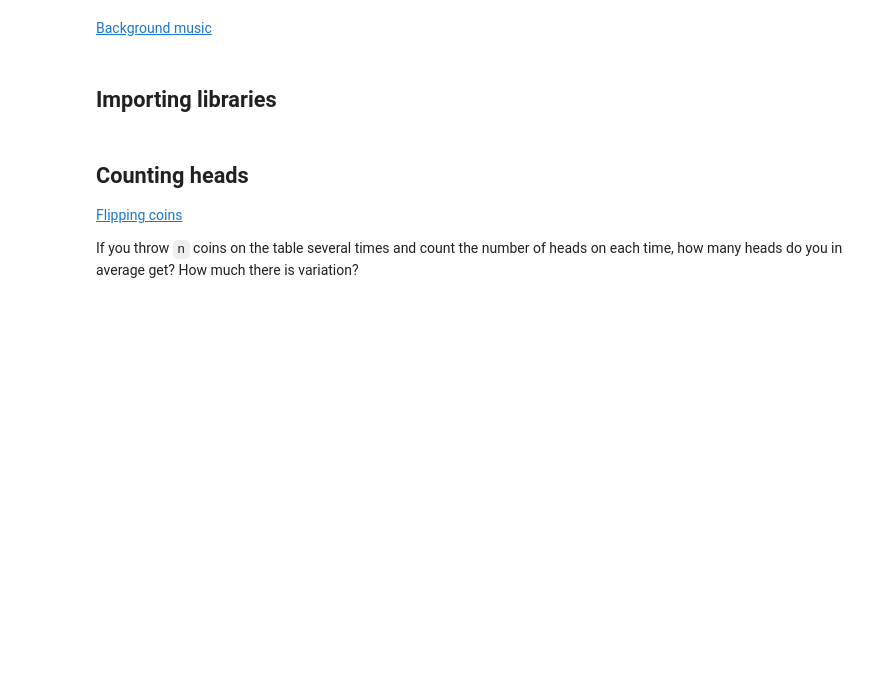
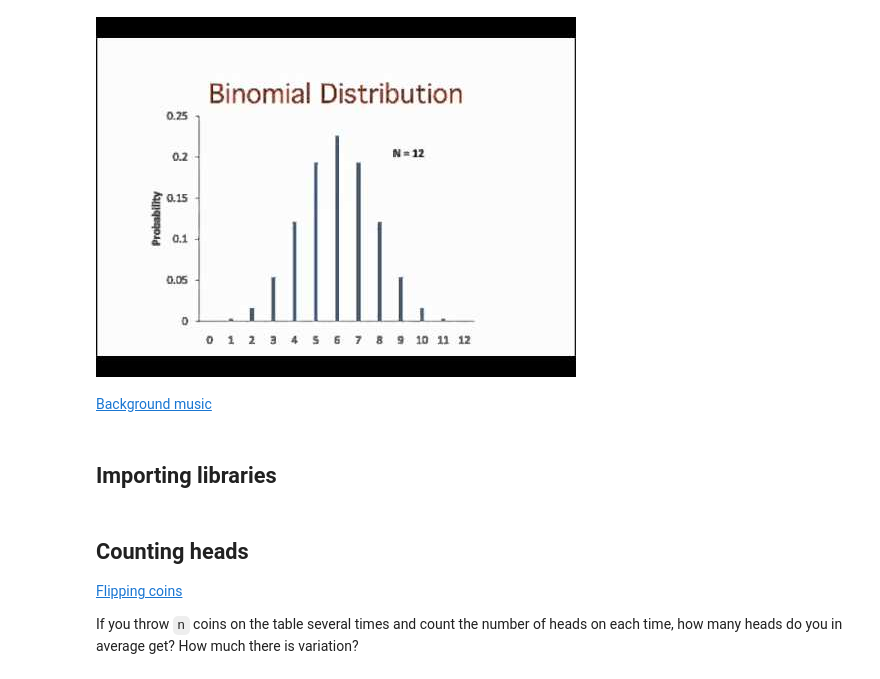
Before and after one commit to sakluk/probability-and-statistics, a Jupyter notebook: Lab 4. Towards Normal distribution.ipynb, the cells around one changed output. Cells and saved outputs as stored; diff of their text form; code cells hidden in the pictures; blank space fills up the shorter version.

```diff
--- a/Lab 4. Towards Normal distribution.ipynb
+++ b/Lab 4. Towards Normal distribution.ipynb
@@ -18,7 +24,9 @@ Lane, D. [History of the Normal Distribution](http://onlinestatbook.com/2/normal
 # %%
 # Embed a YouTube video on the topic
-# from IPython.lib.display import YouTubeVideo
-# YouTubeVideo("BXof869EC68")
+from IPython.lib.display import YouTubeVideo
+YouTubeVideo("BXof869EC68")
+# %% [output]
+[figure, added]
 # %% [markdown]
 [Background music](https://www.youtube.com/watch?v=0CFuCYNx-1g)
 # %% [markdown]
```
Also changed, not shown: parts of 1 cell of this notebook.
